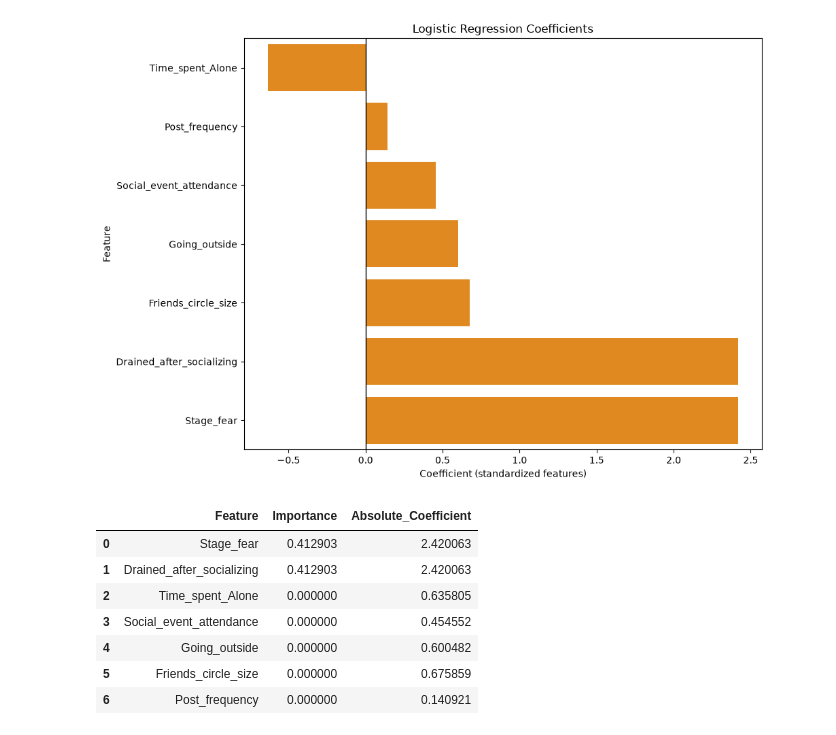
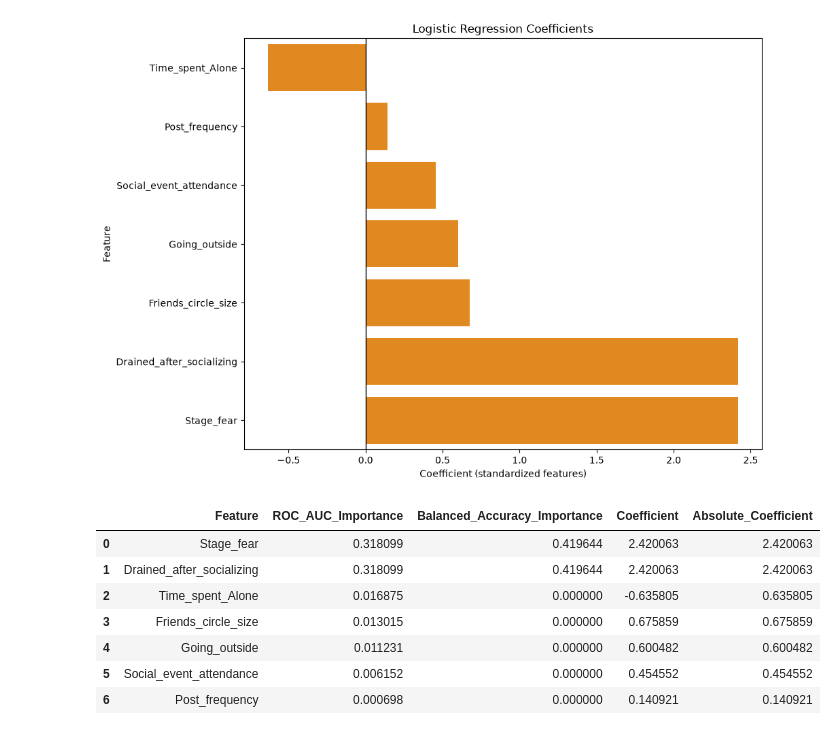
Before and after one commit to miguelestradam3/personality_predictor, a Jupyter notebook: main.ipynb, the cells around one changed output. Cells and saved outputs as stored; diff of their text form; code cells hidden in the pictures.

```diff
--- a/main.ipynb
+++ b/main.ipynb
@@ -208,22 +209,35 @@ The analysis uses the held-out test set for permutation importance. SMOTE is app
 # Keep the original column names for the importance results.
 feature_names = X.columns
 
-# Permutation importance on the untouched test set.
-permutation_result = permutation_importance(
+# ROC-AUC evaluates predicted scores/probabilities, so it can reveal
+# feature contributions that hard-label accuracy may miss.
+permutation_auc = permutation_importance(
     classifier,
     x_test,
     y_test,
-    n_repeats=30,
+    n_repeats=50,
     random_state=42,
-    scoring="accuracy",
+    scoring="roc_auc",
+    n_jobs=-1
+)
+
+permutation_balanced = permutation_importance(
+    classifier,
+    x_test,
+    y_test,
+    n_repeats=50,
+    random_state=42,
+    scoring="balanced_accuracy",
     n_jobs=-1
 )
 
 permutation_importance_df = pd.DataFrame({
     "Feature": feature_names,
-    "Importance": permutation_result.importances_mean,
-    "Std": permutation_result.importances_std
-}).sort_values("Importance", ascending=False)
+    "ROC_AUC_Importance": permutation_auc.importances_mean,
+    "ROC_AUC_Std": permutation_auc.importances_std,
+    "Balanced_Accuracy_Importance": permutation_balanced.importances_mean,
+    "Balanced_Accuracy_Std": permutation_balanced.importances_std
+}).sort_values("ROC_AUC_Importance", ascending=False)
 
 display(permutation_importance_df)
 # %% [output]
@@ -286,24 +331,24 @@ plt.show()
 # %% [output]
 [figure]
 # %%
-# Compare both importance methods in one table.
+# Compare both permutation metrics and Logistic Regression coefficient magnitude.
 importance_comparison = permutation_importance_df[
-    ["Feature", "Importance"]
+    ["Feature", "ROC_AUC_Importance", "Balanced_Accuracy_Importance"]
 ].merge(
-    coefficient_df[["Feature", "Absolute_Coefficient"]],
+    coefficient_df[["Feature", "Coefficient", "Absolute_Coefficient"]],
     on="Feature"
-).sort_values("Importance", ascending=False)
+).sort_values("ROC_AUC_Importance", ascending=False)
 
 display(importance_comparison)
 # %% [output]
-|  | Feature | Importance | Absolute_Coefficient |
-| 0 | Stage_fear | 0.412903 | 2.420063 |
-| 1 | Drained_after_socializing | 0.412903 | 2.420063 |
-| 2 | Time_spent_Alone | 0.000000 | 0.635805 |
-| 3 | Social_event_attendance | 0.000000 | 0.454552 |
-| 4 | Going_outside | 0.000000 | 0.600482 |
-| 5 | Friends_circle_size | 0.000000 | 0.675859 |
-| 6 | Post_frequency | 0.000000 | 0.140921 |
+|  | Feature | ROC_AUC_Importance | Balanced_Accuracy_Importance | Coefficient | Absolute_Coefficient |
+| 0 | Stage_fear | 0.318099 | 0.419644 | 2.420063 | 2.420063 |
+| 1 | Drained_after_socializing | 0.318099 | 0.419644 | 2.420063 | 2.420063 |
+| 2 | Time_spent_Alone | 0.016875 | 0.000000 | -0.635805 | 0.635805 |
+| 3 | Friends_circle_size | 0.013015 | 0.000000 | 0.675859 | 0.675859 |
+| 4 | Going_outside | 0.011231 | 0.000000 | 0.600482 | 0.600482 |
+| 5 | Social_event_attendance | 0.006152 | 0.000000 | 0.454552 | 0.454552 |
+| 6 | Post_frequency | 0.000698 | 0.000000 | 0.140921 | 0.140921 |
 # %% [markdown]
 ### How to interpret the results
 
```
Also changed, not shown: parts of 5 cells of this notebook, 1 other file.
